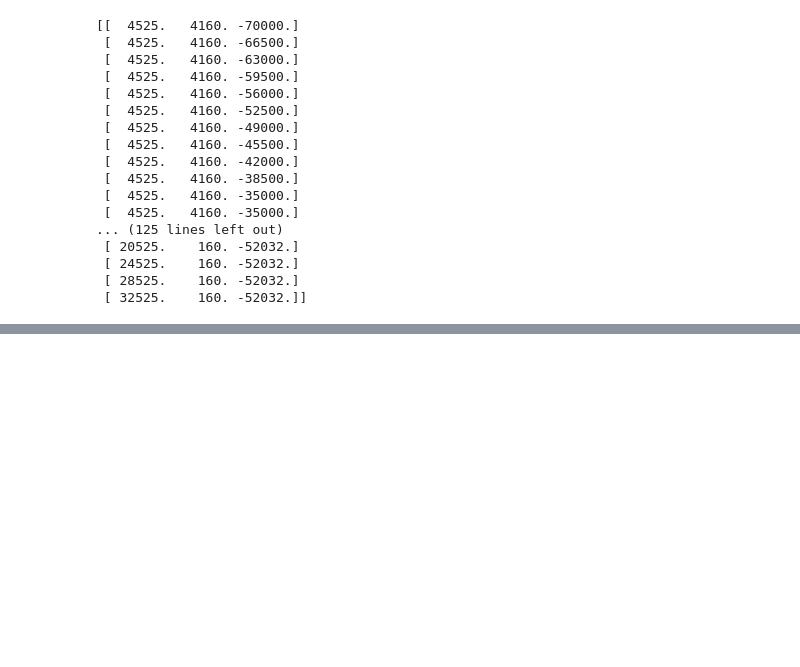
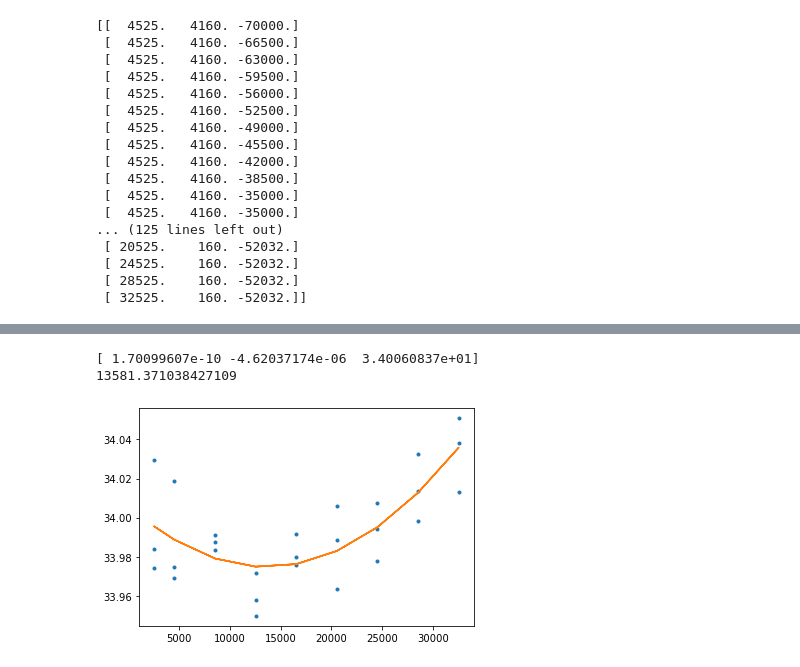
Before and after one commit to ucoskun/research_misc, a Jupyter notebook: BFieldMeasurements/analyze.ipynb, the cells around one changed output, grey strips where cells are left out. Cells and saved outputs as stored; diff of their text form; code cells hidden in the pictures; blank space fills up the shorter version.

```diff
--- a/BFieldMeasurements/analyze.ipynb
+++ b/BFieldMeasurements/analyze.ipynb
@@ -86,0 +120,9 @@ plt.plot(data_z_scan[:, idx_vertical], np.sqrt(data_z_scan[:, idx_bfx]**2 + data
+# %%
+yp_scan_y = data_yp_scan[:, idx_trolley]
+bmag_yp_scan = np.sqrt(data_yp_scan[:, idx_bfx]**2 + data_yp_scan[:, idx_bfy]**2 + data_yp_scan[:, idx_bfz]**2)
+
+fit_plot(yp_scan_y, bmag_yp_scan)
+# %% [output]
+[ 1.70099607e-10 -4.62037174e-06  3.40060837e+01]
+13581.371038427109
+[figure, added]
```
Also changed, not shown: parts of 8 cells of this notebook, 18 other files.
